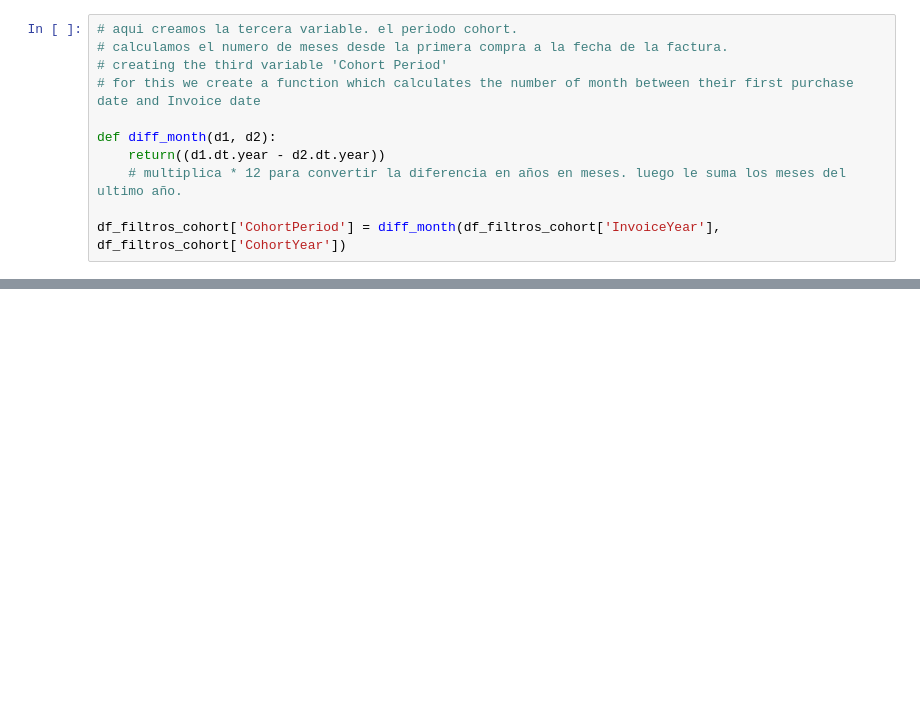
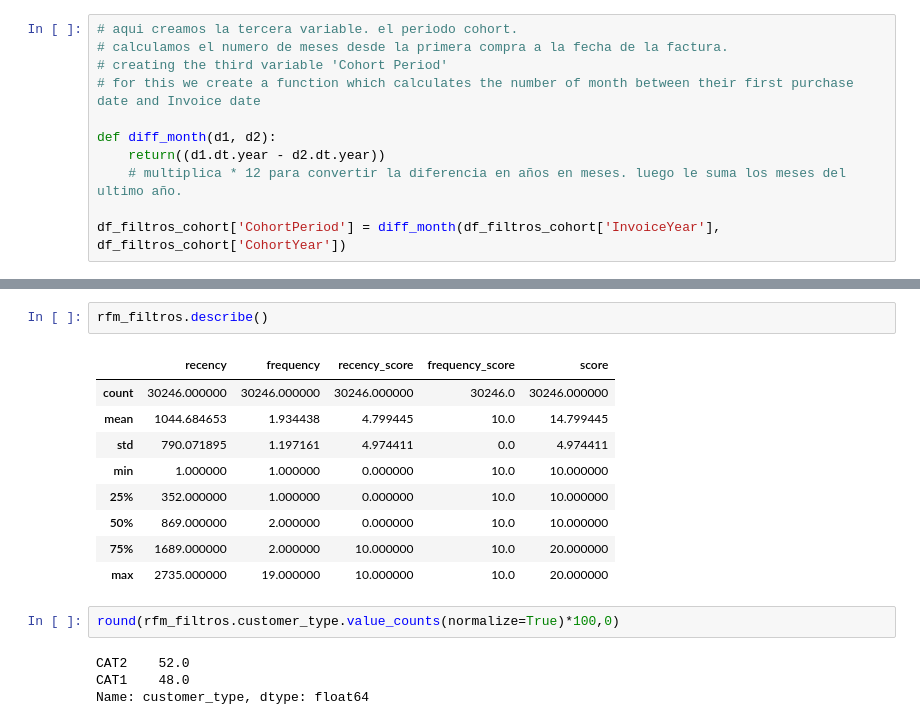
Before and after one commit to pacomm5/PLANTILLAS2, a Jupyter notebook: RECAMBIOS_NUEVO_LISTADO.ipynb, the cells around one changed output, grey strips where cells are left out. Drawn from its saved outputs; the diff is of its cells as text; blank space fills up the shorter version.

```diff
--- a/RECAMBIOS_NUEVO_LISTADO.ipynb
+++ b/RECAMBIOS_NUEVO_LISTADO.ipynb
@@ -2156,0 +2435,18 @@ plt.show()
+# %%
+rfm_filtros.describe()
+# %% [output]
+|  | recency | frequency | recency_score | frequency_score | score |
+| count | 30246.000000 | 30246.000000 | 30246.000000 | 30246.0 | 30246.000000 |
+| mean | 1044.684653 | 1.934438 | 4.799445 | 10.0 | 14.799445 |
+| std | 790.071895 | 1.197161 | 4.974411 | 0.0 | 4.974411 |
+| min | 1.000000 | 1.000000 | 0.000000 | 10.0 | 10.000000 |
+| 25% | 352.000000 | 1.000000 | 0.000000 | 10.0 | 10.000000 |
+| 50% | 869.000000 | 2.000000 | 0.000000 | 10.0 | 10.000000 |
+| 75% | 1689.000000 | 2.000000 | 10.000000 | 10.0 | 20.000000 |
+| max | 2735.000000 | 19.000000 | 10.000000 | 10.0 | 20.000000 |
+# %%
+round(rfm_filtros.customer_type.value_counts(normalize=True)*100,0)
+# %% [output]
+CAT2    52.0
+CAT1    48.0
+Name: customer_type, dtype: float64
```
Also changed, not shown: parts of 31 cells of this notebook.
